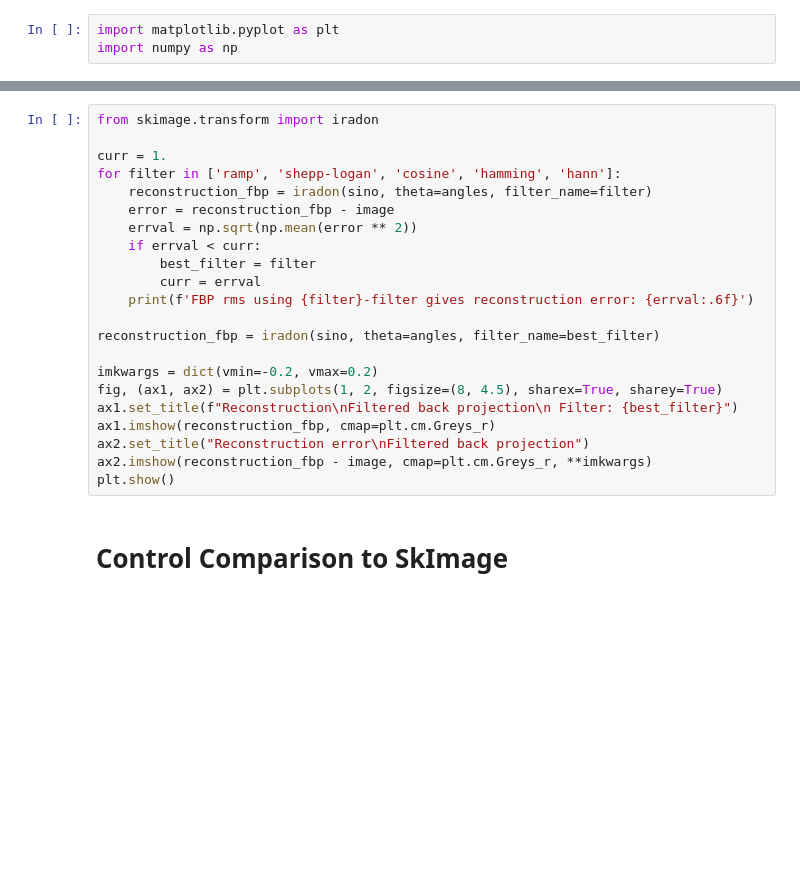
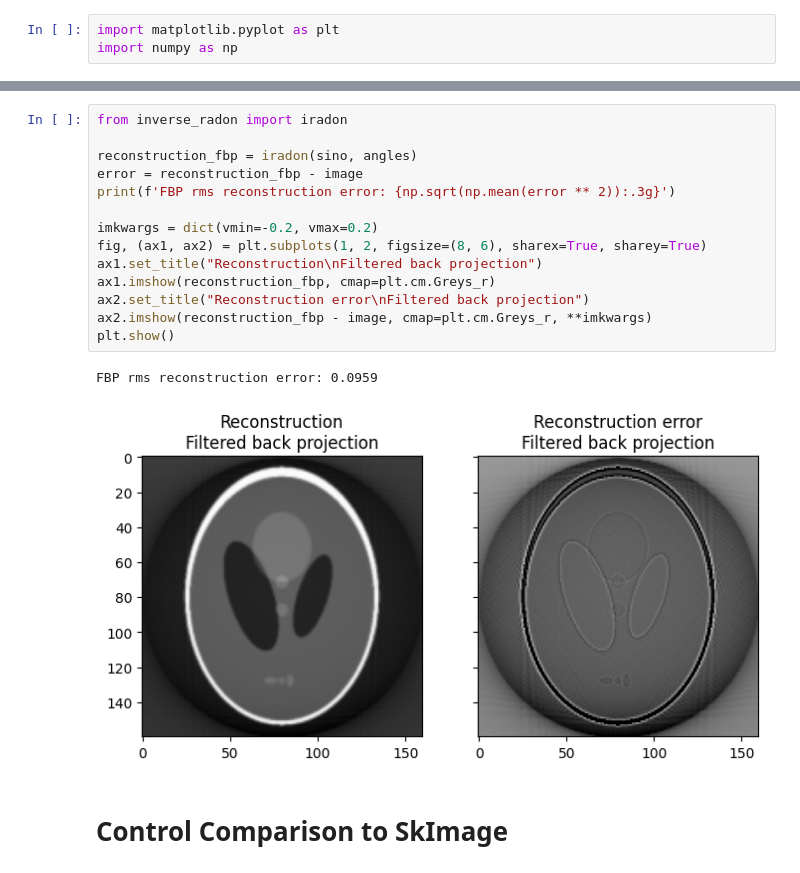
Before and after one commit to Moritz-Wald/Computertomographie, a Jupyter notebook: excercises.ipynb, the cells around one changed output, grey strips where cells are left out. Cells and saved outputs as stored; diff of their text form; blank space fills up the shorter version.

Commit message:
inverse radon and FBP ramp filter

```diff
--- a/excercises.ipynb
+++ b/excercises.ipynb
@@ -34,25 +40,20 @@ plt.show()
 # %%
-from skimage.transform import iradon
+from inverse_radon import iradon
 
-curr = 1.
-for filter in ['ramp', 'shepp-logan', 'cosine', 'hamming', 'hann']:
-    reconstruction_fbp = iradon(sino, theta=angles, filter_name=filter)
-    error = reconstruction_fbp - image
-    errval = np.sqrt(np.mean(error ** 2))
-    if errval < curr:
-        best_filter = filter
-        curr = errval
-    print(f'FBP rms using {filter}-filter gives reconstruction error: {errval:.6f}')
-
-reconstruction_fbp = iradon(sino, theta=angles, filter_name=best_filter)
+reconstruction_fbp = iradon(sino, angles)
+error = reconstruction_fbp - image
+print(f'FBP rms reconstruction error: {np.sqrt(np.mean(error ** 2)):.3g}')
 
 imkwargs = dict(vmin=-0.2, vmax=0.2)
-fig, (ax1, ax2) = plt.subplots(1, 2, figsize=(8, 4.5), sharex=True, sharey=True)
-ax1.set_title(f"Reconstruction\nFiltered back projection\n Filter: {best_filter}")
+fig, (ax1, ax2) = plt.subplots(1, 2, figsize=(8, 6), sharex=True, sharey=True)
+ax1.set_title("Reconstruction\nFiltered back projection")
 ax1.imshow(reconstruction_fbp, cmap=plt.cm.Greys_r)
 ax2.set_title("Reconstruction error\nFiltered back projection")
 ax2.imshow(reconstruction_fbp - image, cmap=plt.cm.Greys_r, **imkwargs)
 plt.show()
+# %% [output]
+FBP rms reconstruction error: 0.0959
+[figure, added]
 # %% [markdown]
 # Control Comparison to SkImage
 # %%
```
Also changed, not shown: parts of 5 cells of this notebook, 1 other file.
